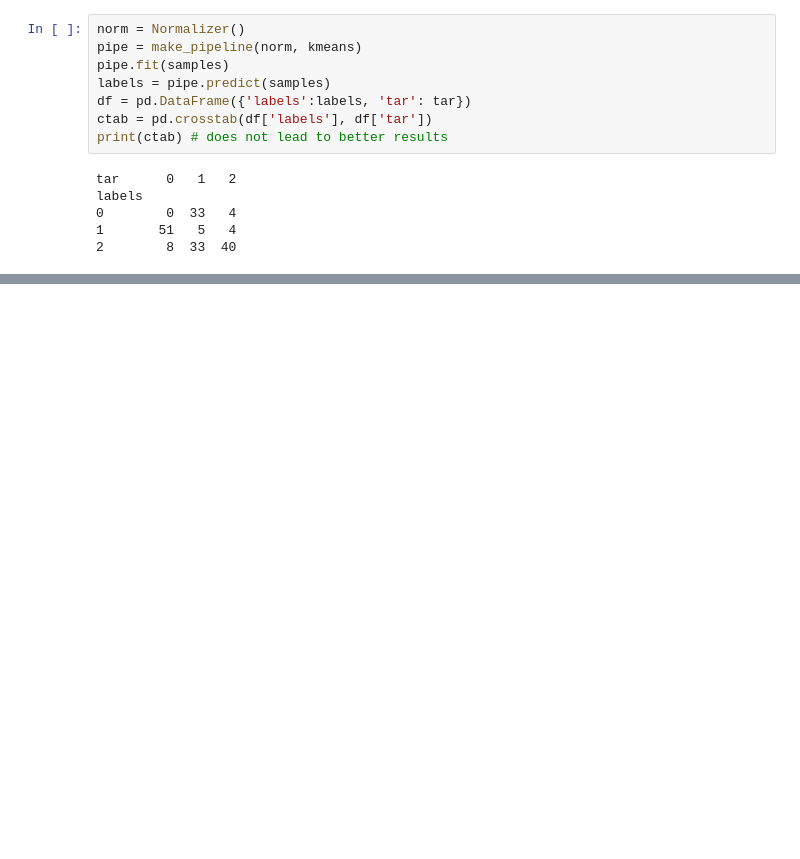
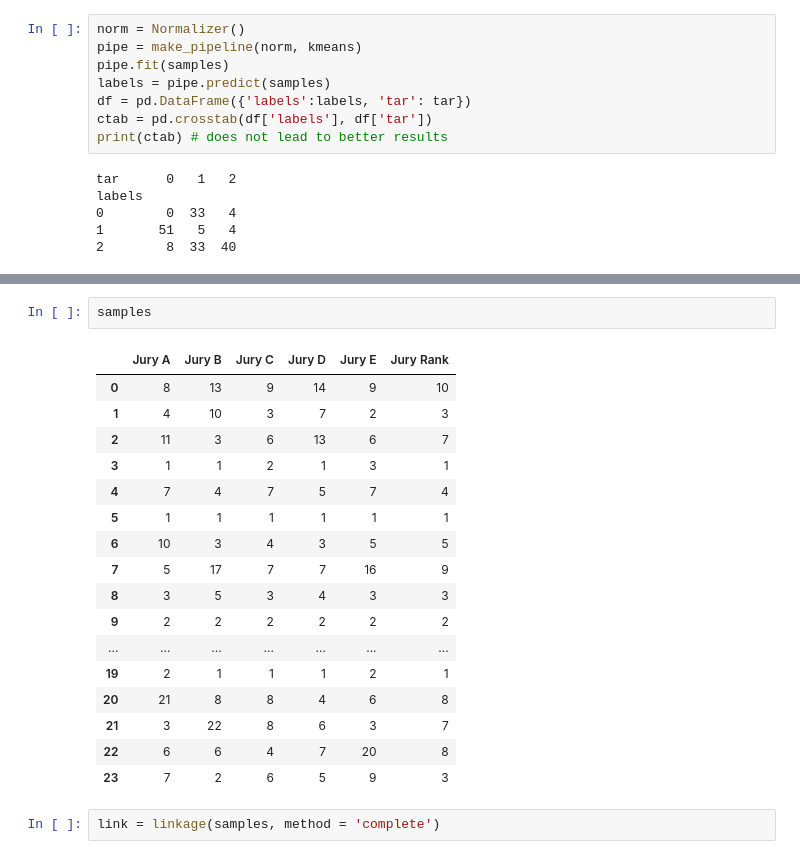
Before and after one commit to AkhilVinayakp/machine_Learning_Algorithms_python, a Jupyter notebook: ml_camp/unsuper.ipynb, the cells around one changed output, grey strips where cells are left out. Cells and saved outputs as stored; diff of their text form; blank space fills up the shorter version.

```diff
--- a/ml_camp/unsuper.ipynb
+++ b/ml_camp/unsuper.ipynb
@@ -183,0 +247,22 @@ labels
+# %%
+samples
+# %% [output]
+|  | Jury A | Jury B | Jury C | Jury D | Jury E | Jury Rank |
+| 0 | 8 | 13 | 9 | 14 | 9 | 10 |
+| 1 | 4 | 10 | 3 | 7 | 2 | 3 |
+| 2 | 11 | 3 | 6 | 13 | 6 | 7 |
+| 3 | 1 | 1 | 2 | 1 | 3 | 1 |
+| 4 | 7 | 4 | 7 | 5 | 7 | 4 |
+| 5 | 1 | 1 | 1 | 1 | 1 | 1 |
+| 6 | 10 | 3 | 4 | 3 | 5 | 5 |
+| 7 | 5 | 17 | 7 | 7 | 16 | 9 |
+| 8 | 3 | 5 | 3 | 4 | 3 | 3 |
+| 9 | 2 | 2 | 2 | 2 | 2 | 2 |
+| ... | ... | ... | ... | ... | ... | ... |
+| 19 | 2 | 1 | 1 | 1 | 2 | 1 |
+| 20 | 21 | 8 | 8 | 4 | 6 | 8 |
+| 21 | 3 | 22 | 8 | 6 | 3 | 7 |
+| 22 | 6 | 6 | 4 | 7 | 20 | 8 |
+| 23 | 7 | 2 | 6 | 5 | 9 | 3 |
+# %%
+link = linkage(samples, method = 'complete')
```
Also changed, not shown: parts of 15 cells of this notebook, 3 other files.
